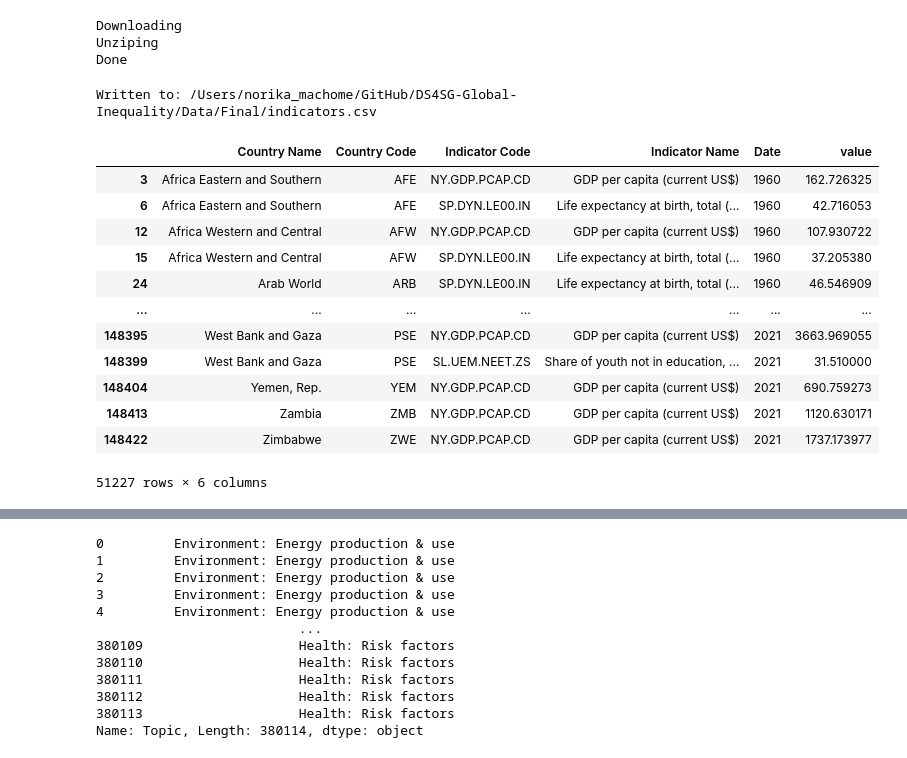
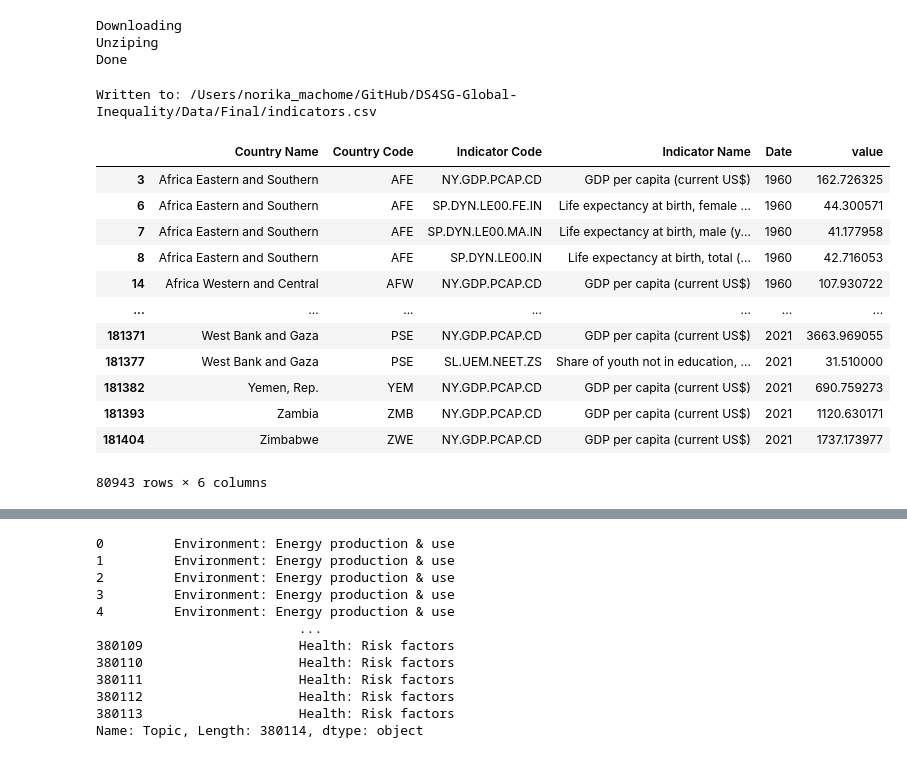
Before and after one commit to berdikhanova/DS4SG-Global-Inequality, a Jupyter notebook: Code/DS4SG_Data_Importing.ipynb, the cells around one changed output, grey strips where cells are left out. Saved outputs shown, nothing was run; the diff lists cells and outputs as text; code cells hidden in the pictures.

Commit message:
add 2 indicators for life expectancy

```diff
--- a/Code/DS4SG_Data_Importing.ipynb
+++ b/Code/DS4SG_Data_Importing.ipynb
@@ -56,38 +56,39 @@ wdi_data = pd.read_csv(pathname + "/Data/Raw/WDIData.csv", delimiter=",")
 # %%
 def create_df_indicator(indicator_code, write_to = None):
     # Select only indicators from topics
     topic_df = wdi_data.loc[wdi_data["Indicator Code"].isin(indicator_code)]
     # Melt dataset (making all date columns one variable)
     long_indicator_df = topic_df.melt(id_vars=["Country Name",'Country Code','Indicator Code',"Indicator Name"],
         var_name="Date")
     long_indicator_df = long_indicator_df[long_indicator_df["value"].notna()]
     long_indicator_df = long_indicator_df[long_indicator_df["Date"]!= "Unnamed: 66"]
     long_indicator_df["Date"] = pd.to_numeric(long_indicator_df["Date"])
 
     # Write to csv
     if write_to:
         long_indicator_df.to_csv(pathname + "/Data/Final/" + write_to + ".csv", index = False)
         print("Written to:", pathname + "/Data/Final/" + write_to + ".csv")
     return long_indicator_df
 
-test_df = create_df_indicator(["SL.UEM.NEET.ZS","SE.SEC.TCAQ.ZS", "SP.DYN.LE00.IN", "SP.REG.BRTH.FE.ZS","SI.DST.FRST.10",'SI.DST.10TH.10',"NY.GDP.PCAP.CD","AG.LND.FRST.K2","EG.ELC.COAL.ZS"],"indicators")
+test_df = create_df_indicator(["SL.UEM.NEET.ZS","SE.SEC.TCAQ.ZS", "SP.DYN.LE00.IN","SP.DYN.LE00.FE.IN","SP.DYN.LE00.MA.IN", "SP.REG.BRTH.FE.ZS","SI.DST.FRST.10",'SI.DST.10TH.10',"NY.GDP.PCAP.CD","AG.LND.FRST.K2","EG.ELC.COAL.ZS"],"indicators")
+
 test_df = test_df[test_df['value'].notna()]
 test_df
 # %% [output]
 Written to: /Users/norika_machome/GitHub/DS4SG-Global-Inequality/Data/Final/indicators.csv
 |  | Country Name | Country Code | Indicator Code | Indicator Name | Date | value |
 | 3 | Africa Eastern and Southern | AFE | NY.GDP.PCAP.CD | GDP per capita (current US$) | 1960 | 162.726325 |
-| 6 | Africa Eastern and Southern | AFE | SP.DYN.LE00.IN | Life expectancy at birth, total (... | 1960 | 42.716053 |
-| 12 | Africa Western and Central | AFW | NY.GDP.PCAP.CD | GDP per capita (current US$) | 1960 | 107.930722 |
-| 15 | Africa Western and Central | AFW | SP.DYN.LE00.IN | Life expectancy at birth, total (... | 1960 | 37.205380 |
-| 24 | Arab World | ARB | SP.DYN.LE00.IN | Life expectancy at birth, total (... | 1960 | 46.546909 |
+| 6 | Africa Eastern and Southern | AFE | SP.DYN.LE00.FE.IN | Life expectancy at birth, female ... | 1960 | 44.300571 |
+| 7 | Africa Eastern and Southern | AFE | SP.DYN.LE00.MA.IN | Life expectancy at birth, male (y... | 1960 | 41.177958 |
+| 8 | Africa Eastern and Southern | AFE | SP.DYN.LE00.IN | Life expectancy at birth, total (... | 1960 | 42.716053 |
+| 14 | Africa Western and Central | AFW | NY.GDP.PCAP.CD | GDP per capita (current US$) | 1960 | 107.930722 |
 | ... | ... | ... | ... | ... | ... | ... |
-| 148395 | West Bank and Gaza | PSE | NY.GDP.PCAP.CD | GDP per capita (current US$) | 2021 | 3663.969055 |
-| 148399 | West Bank and Gaza | PSE | SL.UEM.NEET.ZS | Share of youth not in education, ... | 2021 | 31.510000 |
-| 148404 | Yemen, Rep. | YEM | NY.GDP.PCAP.CD | GDP per capita (current US$) | 2021 | 690.759273 |
-| 148413 | Zambia | ZMB | NY.GDP.PCAP.CD | GDP per capita (current US$) | 2021 | 1120.630171 |
-| 148422 | Zimbabwe | ZWE | NY.GDP.PCAP.CD | GDP per capita (current US$) | 2021 | 1737.173977 |
+| 181371 | West Bank and Gaza | PSE | NY.GDP.PCAP.CD | GDP per capita (current US$) | 2021 | 3663.969055 |
+| 181377 | West Bank and Gaza | PSE | SL.UEM.NEET.ZS | Share of youth not in education, ... | 2021 | 31.510000 |
+| 181382 | Yemen, Rep. | YEM | NY.GDP.PCAP.CD | GDP per capita (current US$) | 2021 | 690.759273 |
+| 181393 | Zambia | ZMB | NY.GDP.PCAP.CD | GDP per capita (current US$) | 2021 | 1120.630171 |
+| 181404 | Zimbabwe | ZWE | NY.GDP.PCAP.CD | GDP per capita (current US$) | 2021 | 1737.173977 |
-51227 rows × 6 columns
+80943 rows × 6 columns
 # %%
 wdi_data.head()
 # %% [output]
```
Also changed, not shown: 1 other file.
